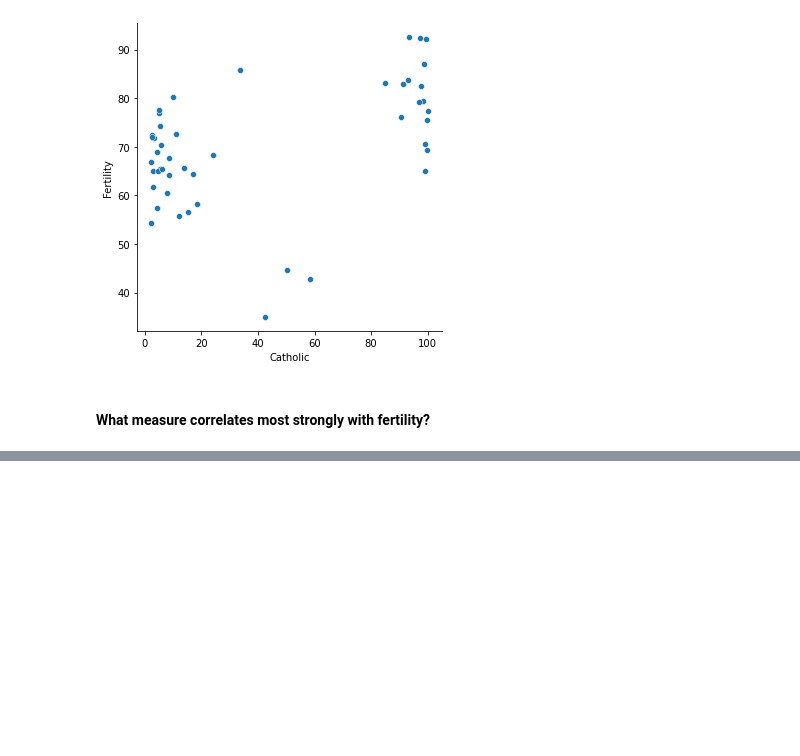
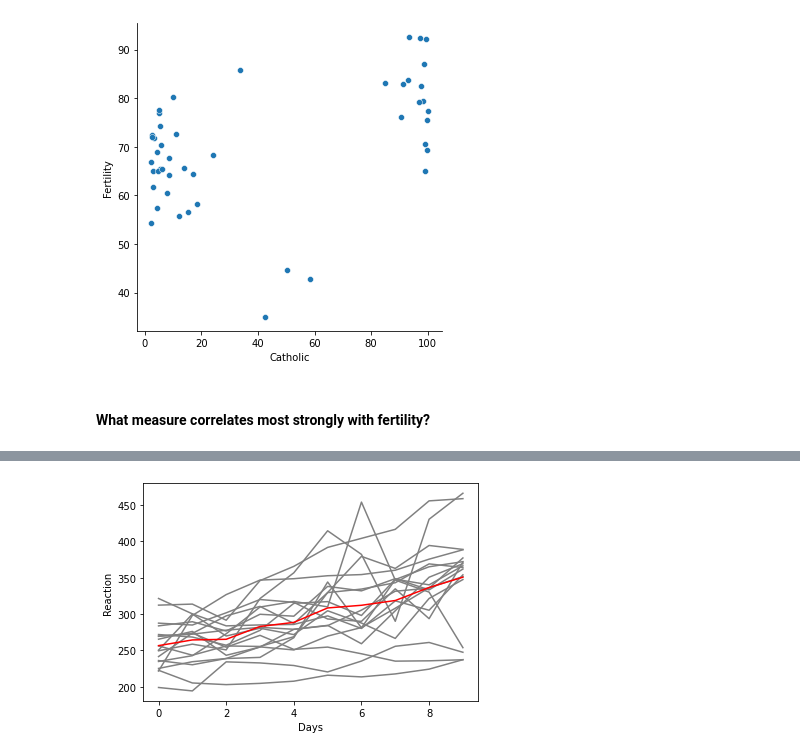
Before and after one commit to bensmith07/numpy-pandas-visualization-exercises, a Jupyter notebook: seaborn_exercises.ipynb, the cells around one changed output, grey strips where cells are left out. Drawn from its saved outputs; the diff is of its cells as text; code cells hidden in the pictures; blank space fills up the shorter version.

```diff
--- a/seaborn_exercises.ipynb
+++ b/seaborn_exercises.ipynb
@@ -244,0 +312,3 @@ swiss.head()
+# %%
+sleepstudy = data('sleepstudy')
+data('sleepstudy', show_doc=True)
@@ -244,0 +351,4 @@ swiss.head()
+# %%
+avg_times = sleepstudy.groupby('Days').Reaction.mean().reset_index()
+avg_times['Subject'] = 'Average'
+avg_times
@@ -244,0 +367,3 @@ swiss.head()
+# %%
+sleepstudy2 = pd.concat([sleepstudy, avg_times], ignore_index=True)
+sleepstudy2.tail(12)
@@ -244,0 +384,12 @@ swiss.head()
+# %%
+# use a dictionary comprehension to assign a color for each Subject's line
+# red for the 'Average', gray for everyone else
+palette = {subj: 'red' if subj == 'Average' else 'gray' for subj in sleepstudy2.Subject.unique()}
+# %%
+# plot the data
+sns.lineplot(x='Days', y='Reaction', data=sleepstudy2,
+             hue='Subject', palette=palette, legend=False)
+# plt.legend(loc='upper left') --TODO limit legend to only Average line
+plt.show()
+# %% [output]
+[figure, added]
```
Also changed, not shown: parts of 20 cells of this notebook, 1 other file.
